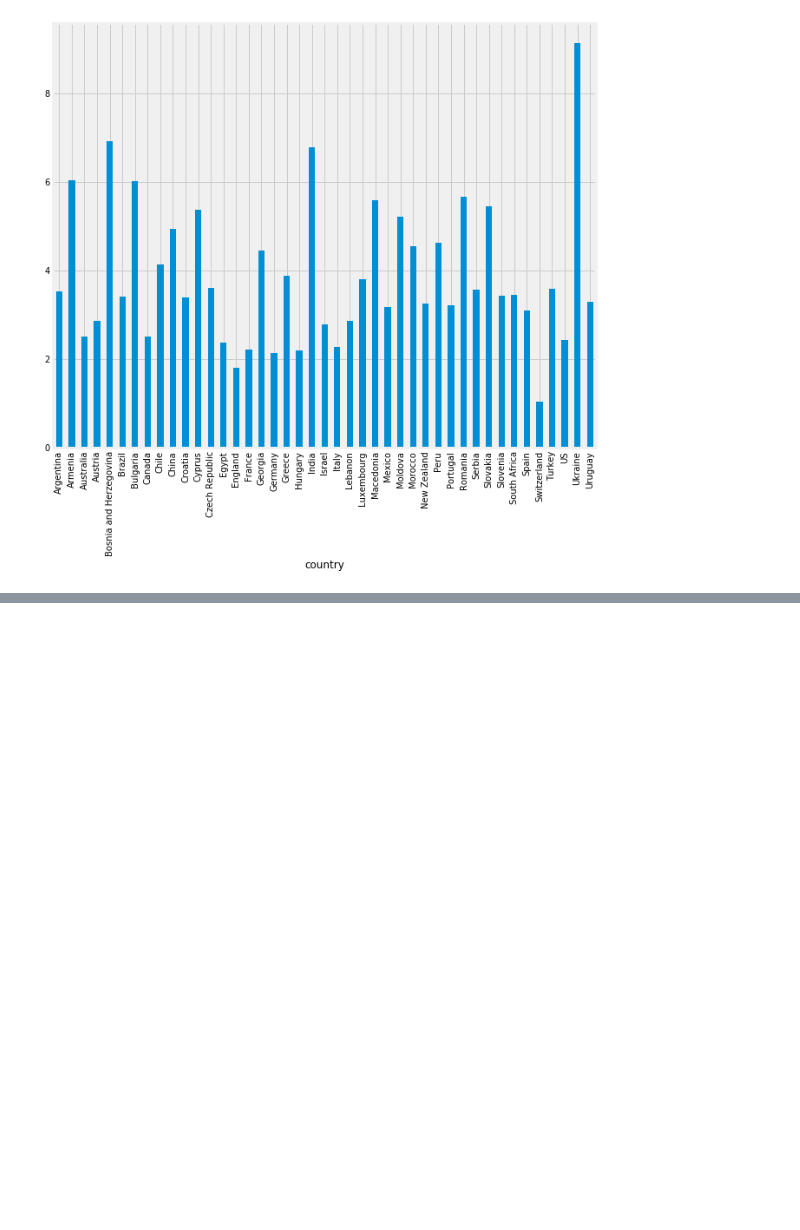
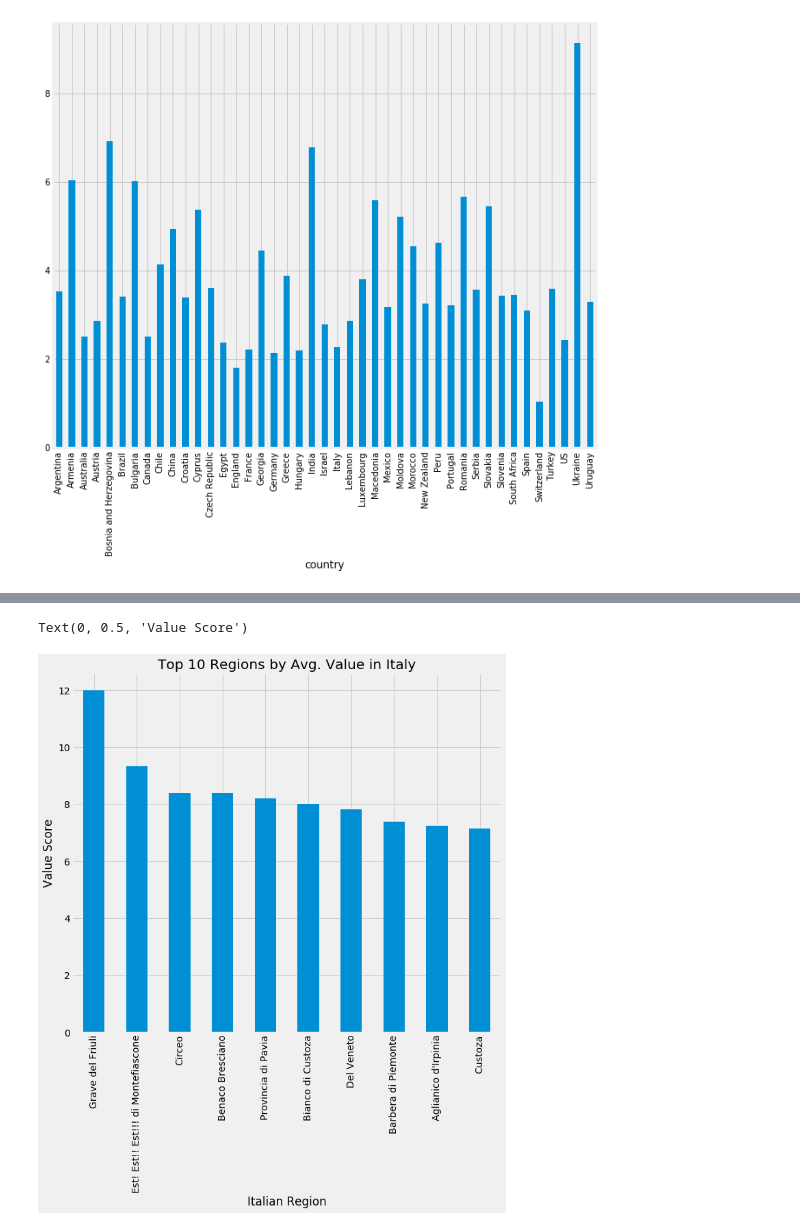
Before and after one commit to Fairfield-University-BA505/final-project-fa2019-abls, a Jupyter notebook: Untitled.ipynb, the cells around one changed output, grey strips where cells are left out. Saved outputs shown, nothing was run; the diff lists cells and outputs as text; code cells hidden in the pictures; blank space fills up the shorter version.

```diff
--- a/Untitled.ipynb
+++ b/Untitled.ipynb
@@ -193,0 +181,8 @@ wine_data
+# %%
+# Create a new dataframe one for France and one for Italy
+grouped_wine = wine_data.groupby('country')
+italy_wine = grouped_wine.get_group('Italy')
+italy_wine.count()
+italy_wine.isna().mean()*100
+italy_wine.reset_index()
+italy_wine
@@ -288,0 +344,13 @@ plt.show()
+# %%
+# Grouping Italy by region and running descriptive statistics on average values
+italy_wine_stats = italy_wine.groupby('region_1')['Value'].agg([np.min, np.max, np.mean, np.std])
+# Graphs top 10 regions in Italy sorted by average value
+italy_wine_stats['mean'].sort_values(ascending=False).head(10).plot(kind='bar',figsize = (10,9))
+plt.title('Top 10 Regions by Avg. Value in Italy')
+plt.xlabel('Italian Region')
+plt.ylabel('Value Score')
+# Question 1: On average, which region has the best value?
+# Data to support question 1 below
+# %% [output]
+Text(0, 0.5, 'Value Score')
+[figure, added]
```
Also changed, not shown: parts of 12 cells of this notebook.
